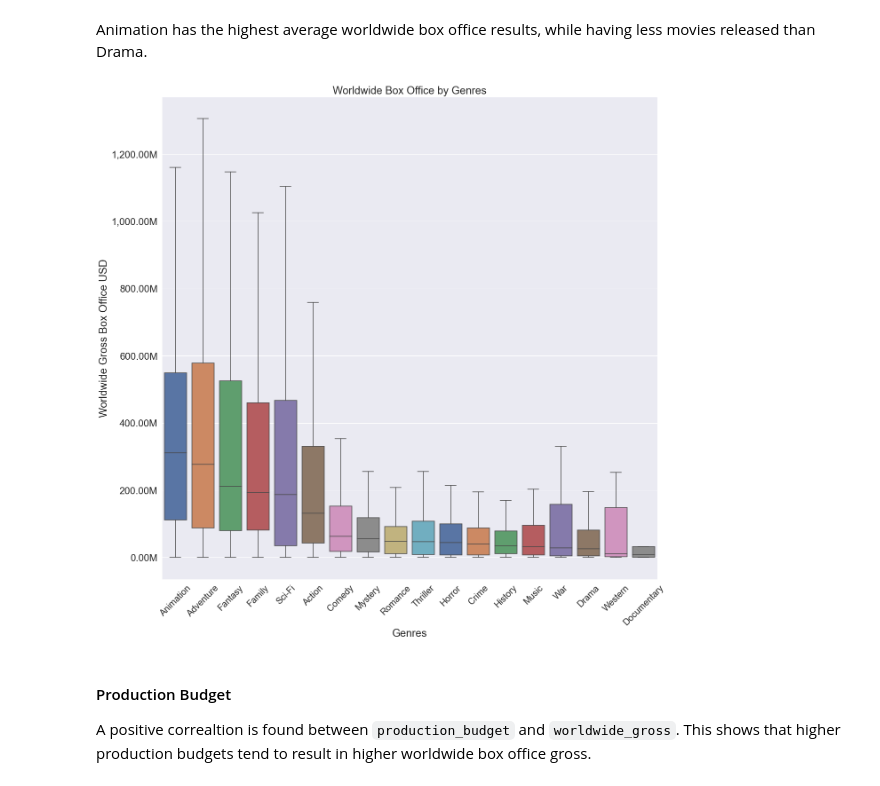
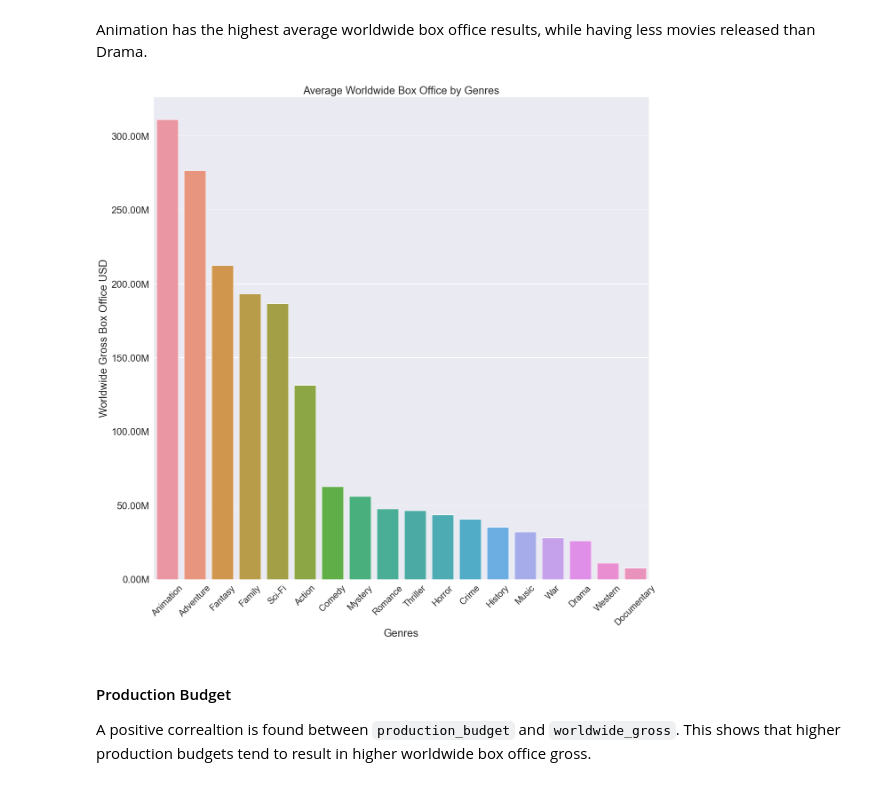
Before and after one commit to whyyoutoo/Microsoft-Movie_analysis-Project, a Jupyter notebook: Microsoft-Movie-Analysis.ipynb, the cells around one changed output. Cells and saved outputs as stored; diff of their text form; code cells hidden in the pictures.

```diff
--- a/Microsoft-Movie-Analysis.ipynb
+++ b/Microsoft-Movie-Analysis.ipynb
@@ -358,5 +360,10 @@ plt.show()
 # %% [markdown]
 From the below graph we can see that movies released in May, June, July, November, and December has the highest worldwide box office results, while having less movies released than October and September.
+# %%
+# sorting months by order
+order_list = ['Jan', 'Feb', 'Mar', 'Apr', 'May', 'Jun', 'Jul',\
+              'Aug', 'Sep', 'Oct', 'Nov', 'Dec']
+df['month'] = pd.Categorical(df['month'], categories = order_list, ordered = True)
 # %%
 # Using seaborn boxplot to show distribution of
 # worldwide gross of movies released by months
@@ -528,38 +528,30 @@ Animation has the highest average worldwide box office results, while having les
 # %%
 # Plot results
 sns.set_style('darkgrid')
 sns.set(font_scale = 2)
 plt.figure(figsize = (20,20))
-ax = sns.boxplot(x = 'genre_ids', y = 'worldwide_gross' , data = genre_data,\
-                 order = grouped_genre.index, palette = 'deep', \
-                 showfliers = False)
-
-# for presentation purpose
-#ax = sns.boxplot(x = 'genre_ids', y = 'worldwide_gross' , data = genre_data,\
-#                 order = grouped_genre.index, palette = 'deep', \
-#                 showfliers = False, whiskerprops = {'color': '#f7e7c6'}, \
-#                 capprops = {'color': '#f7e7c6'})
-
+ax = sns.barplot(x = 'genre_ids', y = 'worldwide_gross' , data = genre_data,\
+                 order = grouped_genre.index, estimator = np.median, ci = None)
 plt.xticks(rotation = 45, fontsize = 20)
-ax.set_title('Worldwide Box Office by Genres')
+ax.set_title('Average Worldwide Box Office by Genres')
 ax.set_xlabel('Genres')
 ax.set_ylabel('Worldwide Gross Box Office USD')
 ax.yaxis.set_major_formatter\
 (ticker.FuncFormatter(lambda x, pos: '{:,.2f}'.format(x/1000000) + 'M'))
 
 # change transparency and label/tick colors for presentation
-#ax.set_title('Worldwide Box Office by Genres', color = 'white',\
+#ax.set_title('Average Worldwide Box Office by Genres', color = 'white',\
 #             fontsize = 40)
 #ax.xaxis.label.set_color('white')
 #ax.yaxis.label.set_color('white')
 #ax.tick_params(colors = 'white', which = 'both')
 #plt.savefig('images/genre_gross.png', transparent = True)
 
 # save image
 #plt.savefig('images/genre_gross.png')
 plt.show()
 # %% [output]
-[figure, old version]
+[figure, new version]
 # %% [markdown]
 #### Production Budget
 
```
Also changed, not shown: parts of 8 cells of this notebook.
